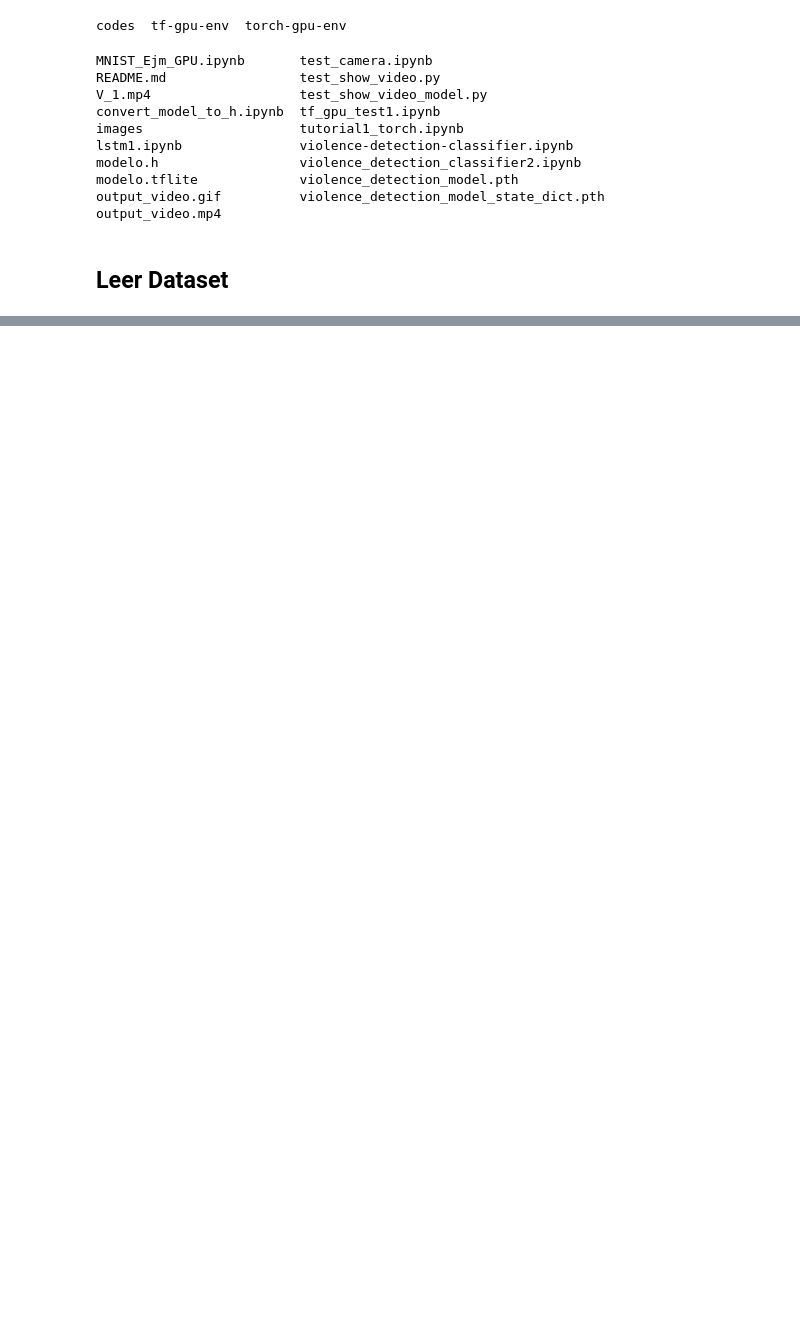
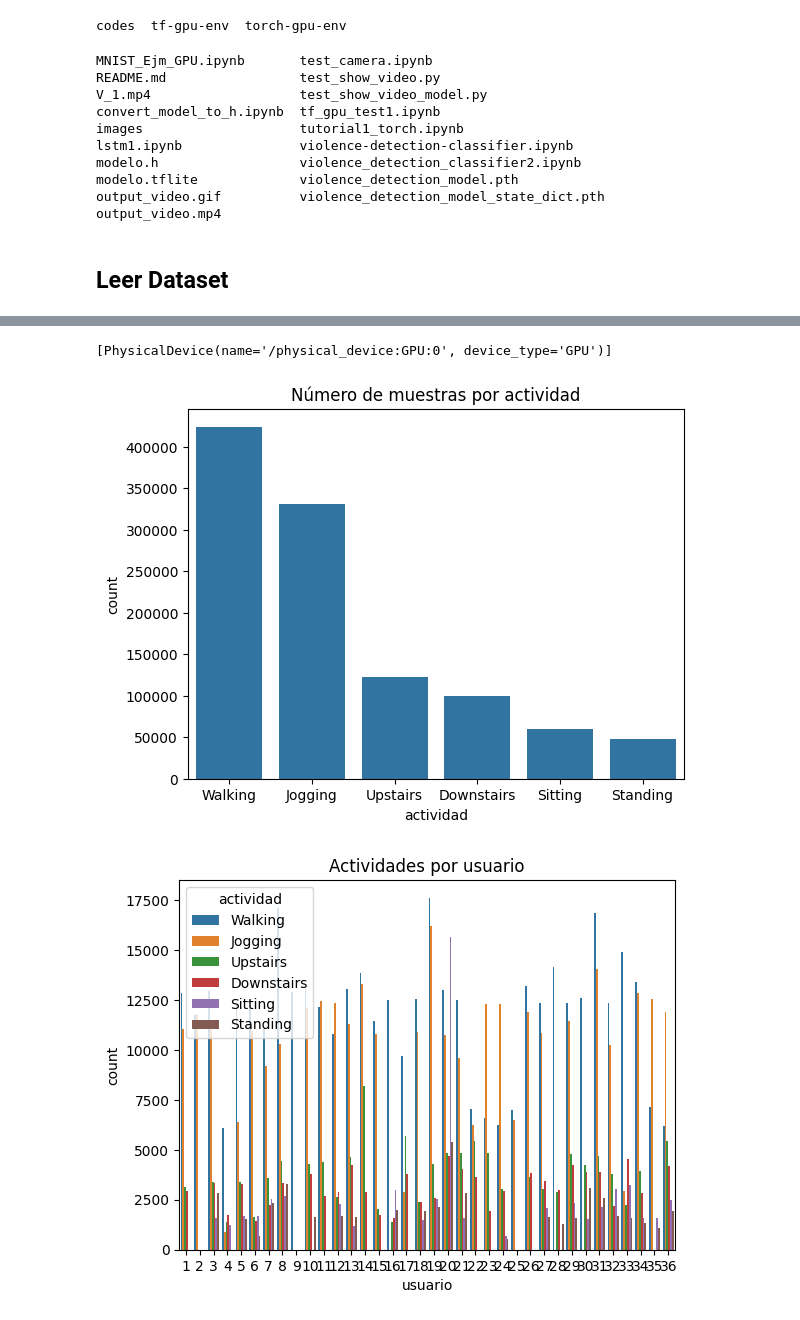
Before and after one commit to MSMRo/deeplearning_codes, a Jupyter notebook: lstm1.ipynb, the cells around one changed output, grey strips where cells are left out. Cells and saved outputs as stored; diff of their text form; code cells hidden in the pictures; blank space fills up the shorter version.

```diff
--- a/lstm1.ipynb
+++ b/lstm1.ipynb
@@ -38,0 +60,31 @@ df.head()
+# %%
+import tensorflow as tf
+
+tf.config.list_physical_devices('GPU')
+# %% [output]
+[PhysicalDevice(name='/physical_device:GPU:0', device_type='GPU')]
+# %%
+# Eliminar valores nulos
+df.dropna(inplace=True)
+
+# Limpiar y convertir la columna 'z'
+#df['z'] = df['z'].str.replace(';', '').astype(float)
+
+# Filtrar registros con timestamp válido
+df = df[df['timestamp'] != 0]
+
+# Ordenar datos por usuario y timestamp
+df.sort_values(by=['usuario', 'timestamp'], inplace=True)
+# %%
+# Distribución de actividades
+sns.countplot(x='actividad', data=df)
+plt.title('Número de muestras por actividad')
+plt.show()
+
+# Distribución de actividades por usuario
+sns.countplot(x='usuario', hue='actividad', data=df)
+plt.title('Actividades por usuario')
+plt.show()
+# %% [output]
+[figure, added]
+[figure, added]
```
Also changed, not shown: parts of 12 cells of this notebook.
